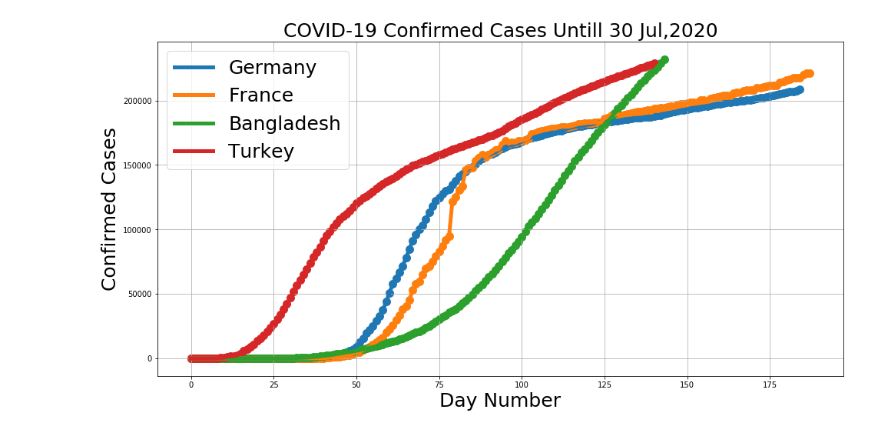
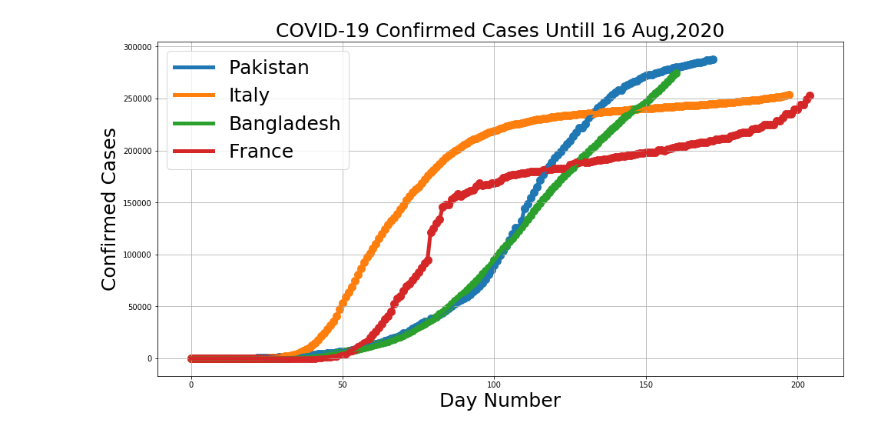
Before and after one commit to Mazhar004/python-data-visualization, a Jupyter notebook: Corona Affected Country/Graph.ipynb, the cells around one changed output. Cells and saved outputs as stored; diff of their text form; code cells hidden in the pictures.

```diff
--- a/Corona Affected Country/Graph.ipynb
+++ b/Corona Affected Country/Graph.ipynb
@@ -86,9 +86,9 @@ class CovidGraph():
 # %%
 graph = CovidGraph()
 # %%
-graph.graph_comparision('Confirmed', country=['Germany','France','Bangladesh','Turkey'])
+graph.graph_comparision('Confirmed', country=['Pakistan','Italy','Bangladesh','France'])
 # %% [output]
-[figure, old version]
+[figure, new version]
 # %%
 graph.graph_comparision('Death', country=['US','Brazil','United Kingdom', 'Italy'])
 # %% [output]
```
Also changed, not shown: parts of 2 cells of this notebook, 14 other files.
